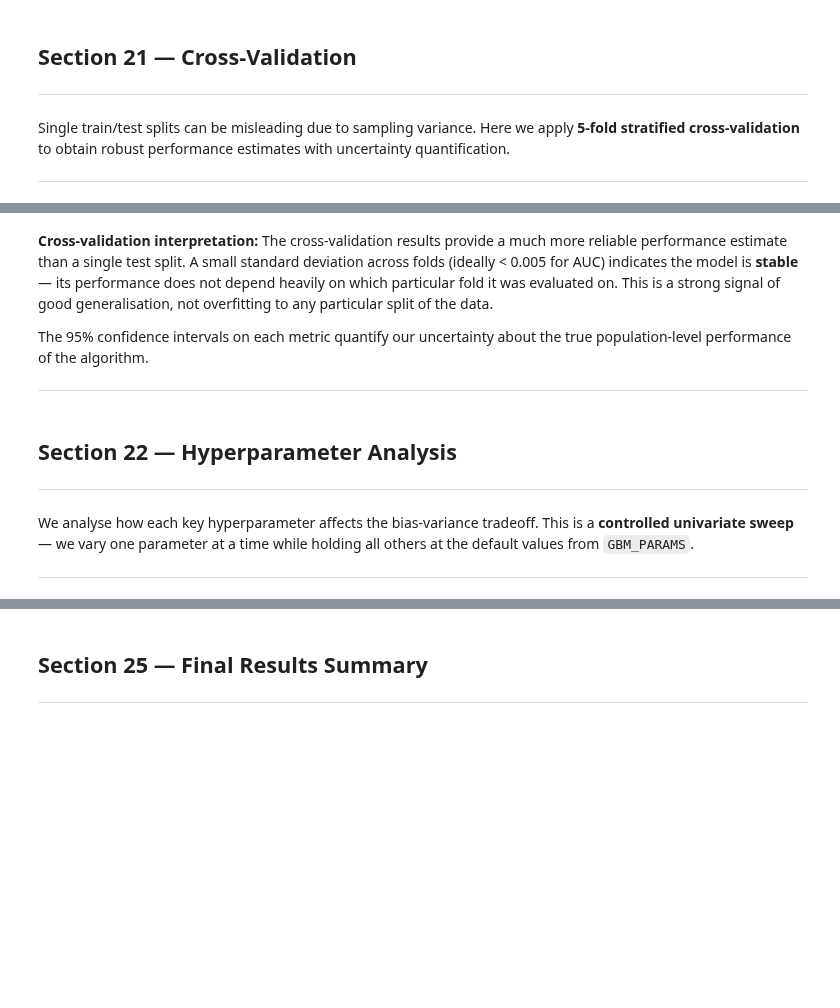
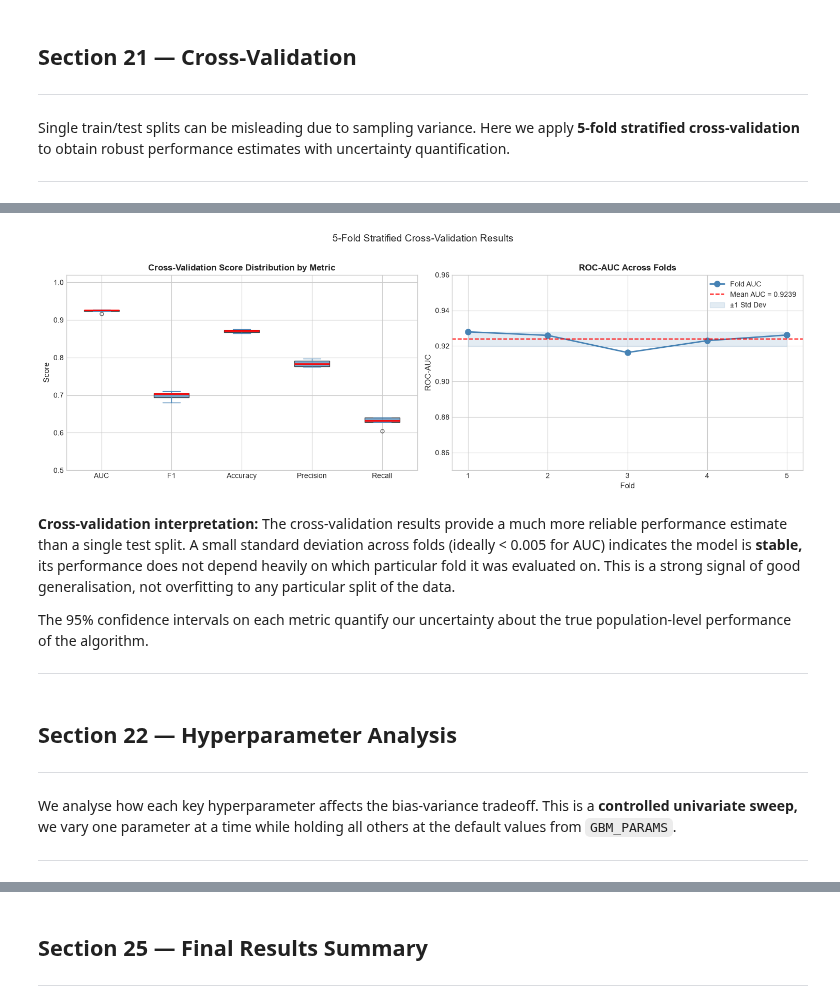
Before and after one commit to FranklinNwankwo/Implementing_Machine_learning_Algorithms_from_First_Principles, a Jupyter notebook: 1. Supervised_Learning/5. gradient_boosting_adult_census_income/notebook/Gradient_Boosting (Adult_Census_Income).ipynb, the cells around one changed output, grey strips where cells are left out. Saved outputs shown, nothing was run; the diff lists cells and outputs as text; code cells hidden in the pictures; blank space fills up the shorter version.

```diff
--- a/1. Supervised_Learning/5. gradient_boosting_adult_census_income/notebook/Gradient_Boosting (Adult_Census_Income).ipynb
+++ b/1. Supervised_Learning/5. gradient_boosting_adult_census_income/notebook/Gradient_Boosting (Adult_Census_Income).ipynb
@@ -2696,0 +2805,23 @@ Our custom GBM achieves performance within ~1% AUC of the optimised XGBoost/Ligh
+# %%
+# Advanced Model Benchmarking
+
+benchmark_results: List[Dict] = [results_majority, results_lr, results_dt,
+                                  results_gbm_scratch, results_sklearn]
+training_times: Dict[str, float] = {}
+
+# Random Forest
+print("Training Random Forest...")
+t0 = time.time()
+rf_model = RandomForestClassifier(
+    n_estimators=200, max_depth=None,
+    min_samples_split=10, random_state=RANDOM_SEED,
+    n_jobs=-1
+)
+rf_model.fit(X_train, y_train)
+training_times["Random Forest"] = time.time() - t0
+
+rf_probs = rf_model.predict_proba(X_test)[:, 1]
+rf_preds = rf_model.predict(X_test)
+results_rf = evaluate_model("Random Forest", y_test, rf_preds, rf_probs)
+benchmark_results.append(results_rf)
+print(f"  AUC={results_rf['ROC-AUC']:.4f}  F1={results_rf['F1']:.4f}  ({training_times['Random Forest']:.1f}s)")
@@ -2777,5 +3110,5 @@ print("=" * 60)
 # %%
-# ── CV Variance visualisation ────────────────────────────────
+# CV Variance visualisation
 fig, axes = plt.subplots(1, 2, figsize=(15, 5))
 
 # Box plot of fold scores
@@ -2784,7 +3117,7 @@ all_values = [cv_metrics[m] for m in metrics_list]
 
 bp = axes[0].boxplot(
     all_values,
-    labels=metrics_list,
+    tick_labels=metrics_list,
     patch_artist=True,
     boxprops=dict(facecolor="steelblue", alpha=0.7),
     medianprops=dict(color="red", linewidth=2),
@@ -2792,35 +3125,37 @@ bp = axes[0].boxplot(
     capprops=dict(color="steelblue"),
     flierprops=dict(marker="o", color="coral", alpha=0.6, markersize=5)
 )
 axes[0].set_title("Cross-Validation Score Distribution by Metric",
                   fontsize=12, fontweight="bold")
 axes[0].set_ylabel("Score", fontsize=11)
 axes[0].set_ylim(0.5, 1.02)
 
 # AUC per fold
 fold_nums = range(1, CV_FOLDS + 1)
 axes[1].plot(fold_nums, cv_metrics["AUC"], "o-", color="steelblue",
              linewidth=2, markersize=8, label="Fold AUC")
 axes[1].axhline(np.mean(cv_metrics["AUC"]), color="red",
                 linestyle="--", linewidth=1.5, label=f"Mean AUC = {np.mean(cv_metrics['AUC']):.4f}")
 axes[1].fill_between(
     fold_nums,
     np.mean(cv_metrics["AUC"]) - np.std(cv_metrics["AUC"]),
     np.mean(cv_metrics["AUC"]) + np.std(cv_metrics["AUC"]),
     alpha=0.15, color="steelblue", label="±1 Std Dev"
 )
 axes[1].set_title("ROC-AUC Across Folds", fontsize=12, fontweight="bold")
 axes[1].set_xlabel("Fold", fontsize=11)
 axes[1].set_ylabel("ROC-AUC", fontsize=11)
 axes[1].set_xticks(list(fold_nums))
 axes[1].set_ylim(0.85, 0.96)
 axes[1].legend(fontsize=10)
 
 plt.suptitle("5-Fold Stratified Cross-Validation Results", fontsize=14, y=1.02)
 plt.tight_layout()
 plt.show()
+# %% [output]
+[figure, added]
 # %% [markdown]
-**Cross-validation interpretation:** The cross-validation results provide a much more reliable performance estimate than a single test split. A small standard deviation across folds (ideally < 0.005 for AUC) indicates the model is **stable** — its performance does not depend heavily on which particular fold it was evaluated on. This is a strong signal of good generalisation, not overfitting to any particular split of the data.
+**Cross-validation interpretation:** The cross-validation results provide a much more reliable performance estimate than a single test split. A small standard deviation across folds (ideally < 0.005 for AUC) indicates the model is **stable,** its performance does not depend heavily on which particular fold it was evaluated on. This is a strong signal of good generalisation, not overfitting to any particular split of the data.
 
 The 95% confidence intervals on each metric quantify our uncertainty about the true population-level performance of the algorithm.
 
@@ -2830,7 +3165,7 @@ The 95% confidence intervals on each metric quantify our uncertainty about the t
 
 ---
 
-We analyse how each key hyperparameter affects the bias-variance tradeoff. This is a **controlled univariate sweep** — we vary one parameter at a time while holding all others at the default values from `GBM_PARAMS`.
+We analyse how each key hyperparameter affects the bias-variance tradeoff. This is a **controlled univariate sweep,** we vary one parameter at a time while holding all others at the default values from `GBM_PARAMS`.
 
 ---
 # %%
```
Also changed, not shown: parts of 116 cells of this notebook, 10 other files.
